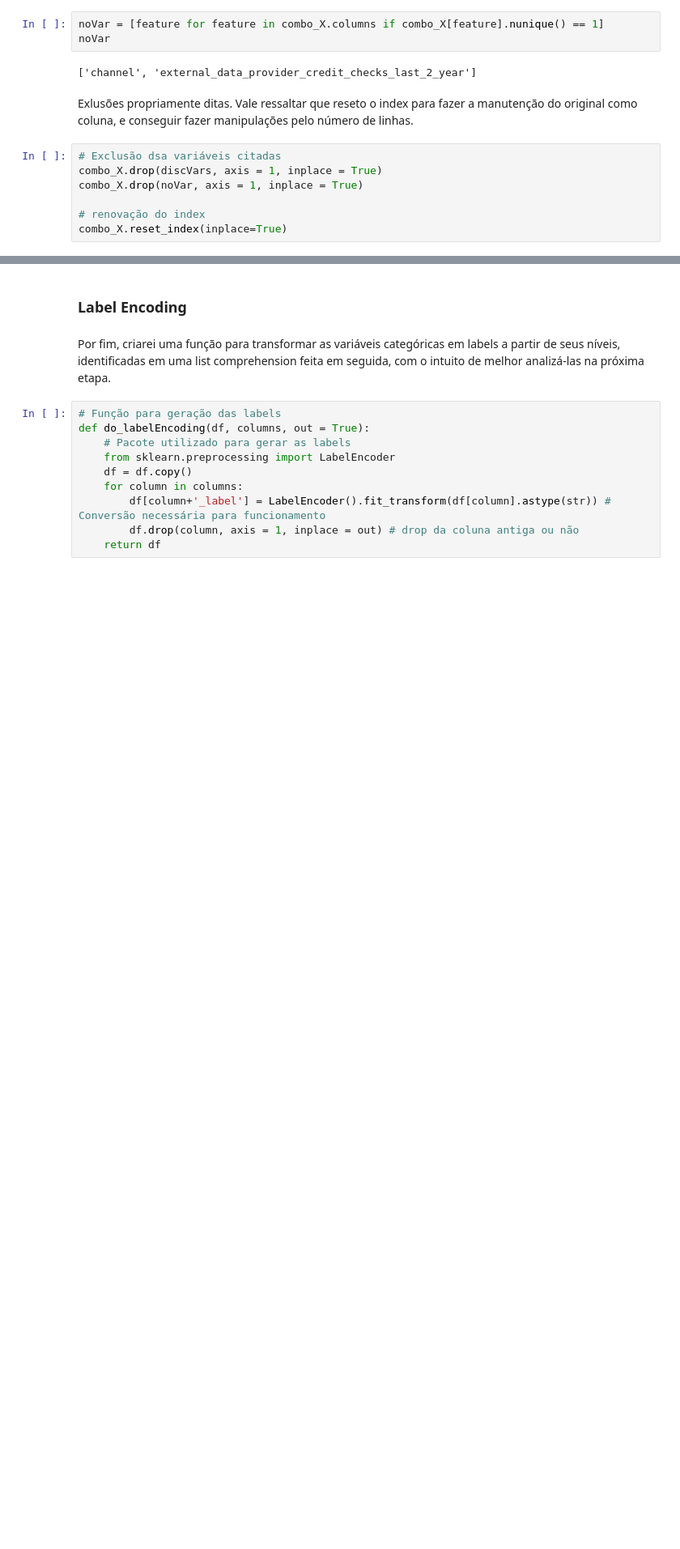
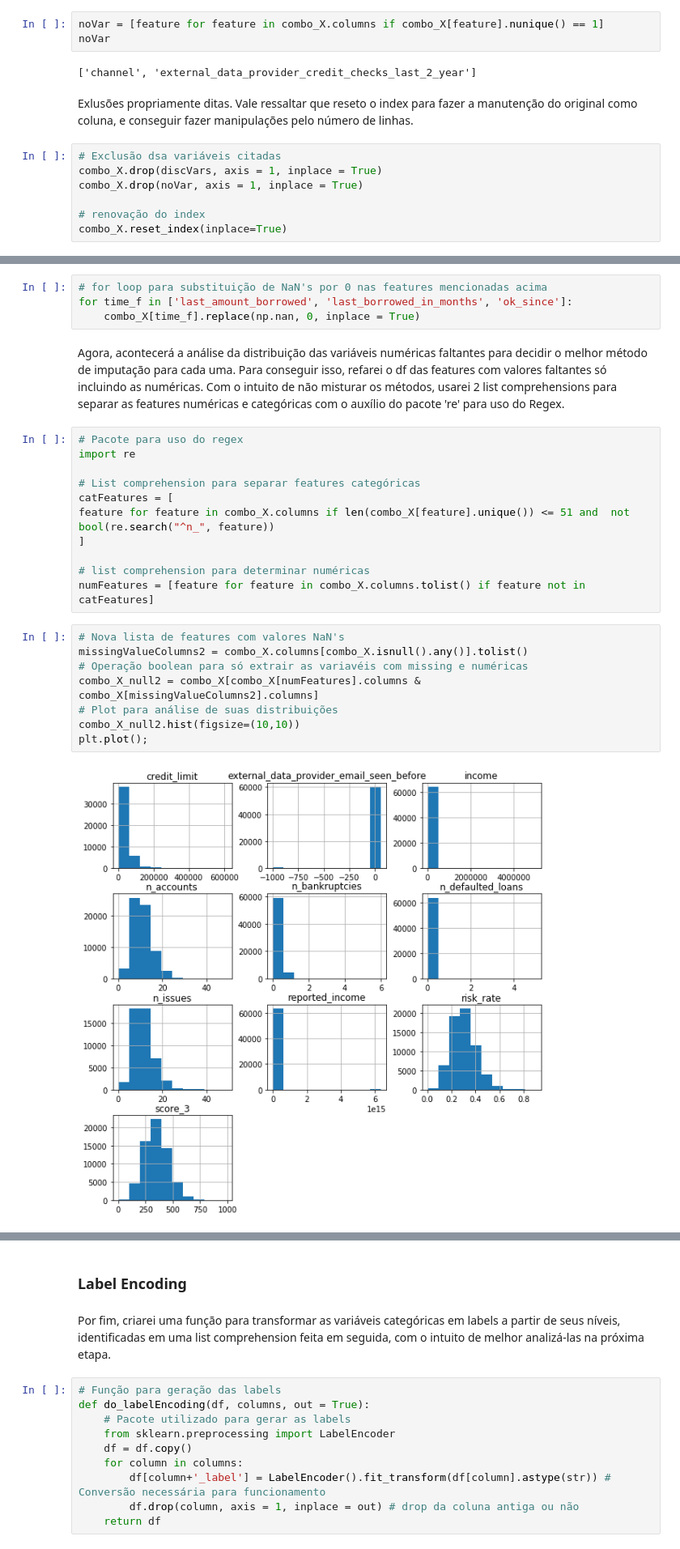
Before and after one commit to bicudorafa/-Development-Udacity_DataChallenge_Nubank, a Jupyter notebook: Case_Nubank.ipynb, the cells around one changed output, grey strips where cells are left out. Shown at 81% size. Drawn from its saved outputs; the diff is of its cells as text; blank space fills up the shorter version.

```diff
--- a/Case_Nubank.ipynb
+++ b/Case_Nubank.ipynb
@@ -205,0 +286,27 @@ combo_X.reset_index(inplace=True)
+# %%
+# for loop para substituição de NaN's por 0 nas features mencionadas acima
+for time_f in ['last_amount_borrowed', 'last_borrowed_in_months', 'ok_since']:
+    combo_X[time_f].replace(np.nan, 0, inplace = True)
+# %% [markdown]
+Agora, acontecerá a análise da distribuição das variáveis numéricas faltantes para decidir o melhor método de imputação para cada uma. Para conseguir isso, refarei o df das features com valores faltantes só incluindo as numéricas. Com o intuito de não misturar os métodos, usarei 2 list comprehensions para separar as features numéricas e categóricas com o auxílio do pacote 're' para uso do Regex.
+# %%
+# Pacote para uso do regex
+import re
+
+# List comprehension para separar features categóricas
+catFeatures = [
+feature for feature in combo_X.columns if len(combo_X[feature].unique()) <= 51 and  not bool(re.search("^n_", feature))
+]
+
+# list comprehension para determinar numéricas
+numFeatures = [feature for feature in combo_X.columns.tolist() if feature not in catFeatures]
+# %%
+# Nova lista de features com valores NaN's
+missingValueColumns2 = combo_X.columns[combo_X.isnull().any()].tolist()
+# Operação boolean para só extrair as variavéis com missing e numéricas
+combo_X_null2 = combo_X[combo_X[numFeatures].columns & combo_X[missingValueColumns2].columns]
+# Plot para análise de suas distribuições
+combo_X_null2.hist(figsize=(10,10))
+plt.plot();
+# %% [output]
+[figure, added]
```
Also changed, not shown: parts of 50 cells of this notebook.
